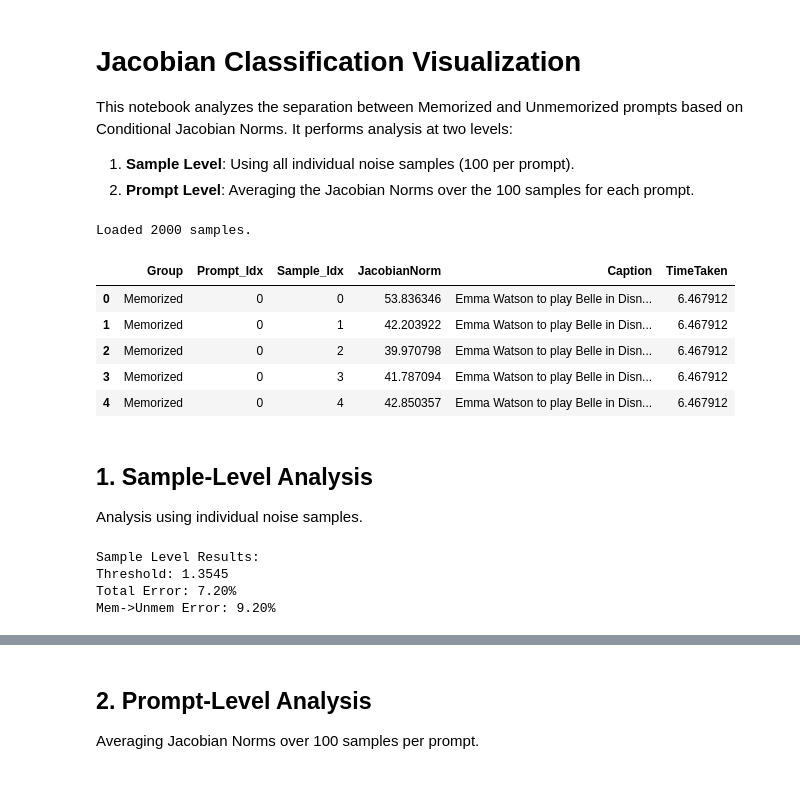
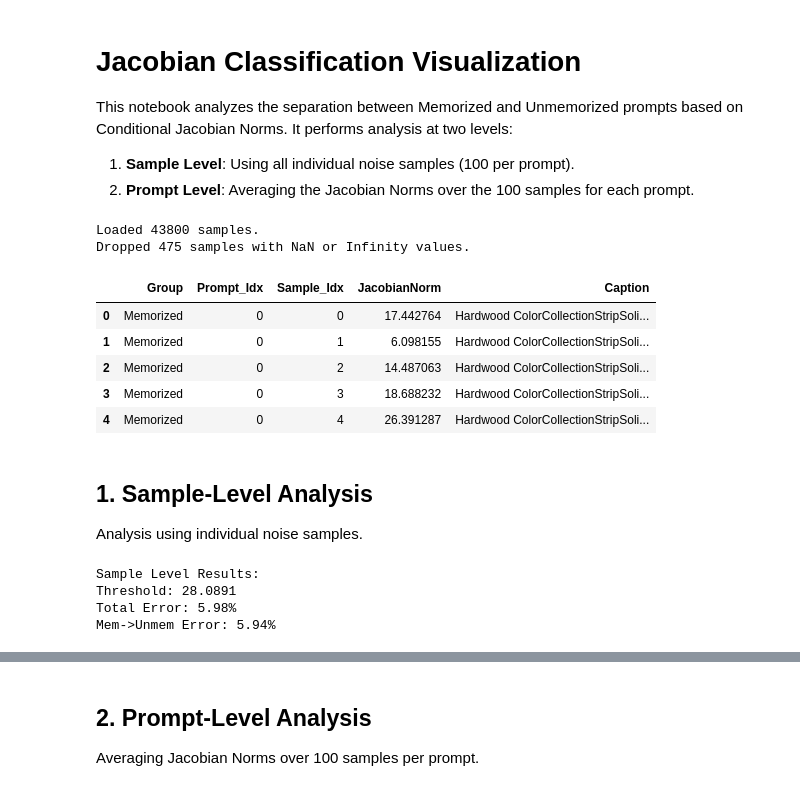
Before and after one commit to SCS-hanyang/condition-space-sharpness, a Jupyter notebook: cond_Jacobian/visualize_jacobian_classification.ipynb, the cells around one changed output, grey strips where cells are left out. Cells and saved outputs as stored; diff of their text form; code cells hidden in the pictures.

```diff
--- a/cond_Jacobian/visualize_jacobian_classification.ipynb
+++ b/cond_Jacobian/visualize_jacobian_classification.ipynb
@@ -17,23 +17,32 @@ sns.set_theme(style="whitegrid")
 plt.rcParams.update({'font.size': 14})
 # %%
 # Load Data
-base_dir = "/home/gpuadmin/cssin/init_noise_diffusion_memorization/results/jacobian_classification_diff_timestep_proj_1_seed_36/t_idx_0"
+base_dir = "/home/gpuadmin/cssin/cond_Jacobian/results/jacobian_classification_sd2_proj_1_m219_u219"
 csv_path = os.path.join(base_dir, "jacobian_norms_results.csv")
 
 if not os.path.exists(csv_path):
     raise FileNotFoundError(f"CSV file not found at {csv_path}")
 
 df_results = pd.read_csv(csv_path)
 print(f"Loaded {len(df_results)} samples.")
+
+# Clean Data: Remove NaN and Infinity
+import numpy as np
+initial_len = len(df_results)
+df_results = df_results.replace([np.inf, -np.inf], np.nan).dropna(subset=["JacobianNorm"])
+cleaned_len = len(df_results)
+if initial_len != cleaned_len:
+    print(f"Dropped {initial_len - cleaned_len} samples with NaN or Infinity values.")
 df_results.head()
 # %% [output]
-Loaded 2000 samples.
+Loaded 43800 samples.
+Dropped 475 samples with NaN or Infinity values.
-|  | Group | Prompt_Idx | Sample_Idx | JacobianNorm | Caption | TimeTaken |
-| 0 | Memorized | 0 | 0 | 53.836346 | Emma Watson to play Belle in Disn... | 6.467912 |
-| 1 | Memorized | 0 | 1 | 42.203922 | Emma Watson to play Belle in Disn... | 6.467912 |
-| 2 | Memorized | 0 | 2 | 39.970798 | Emma Watson to play Belle in Disn... | 6.467912 |
-| 3 | Memorized | 0 | 3 | 41.787094 | Emma Watson to play Belle in Disn... | 6.467912 |
-| 4 | Memorized | 0 | 4 | 42.850357 | Emma Watson to play Belle in Disn... | 6.467912 |
+|  | Group | Prompt_Idx | Sample_Idx | JacobianNorm | Caption |
+| 0 | Memorized | 0 | 0 | 17.442764 | Hardwood ColorCollectionStripSoli... |
+| 1 | Memorized | 0 | 1 | 6.098155 | Hardwood ColorCollectionStripSoli... |
+| 2 | Memorized | 0 | 2 | 14.487063 | Hardwood ColorCollectionStripSoli... |
+| 3 | Memorized | 0 | 3 | 18.688232 | Hardwood ColorCollectionStripSoli... |
+| 4 | Memorized | 0 | 4 | 26.391287 | Hardwood ColorCollectionStripSoli... |
 # %%
 def calculate_optimal_threshold(df, val_col="JacobianNorm", group_col="Group", pos_label="Memorized"):
     """
@@ -101,9 +110,9 @@ print(f"Total Error: {overall_error_sample:.2f}%")
 print(f"Mem->Unmem Error: {mem_unmem_error_sample:.2f}%")
 # %% [output]
 Sample Level Results:
-Threshold: 1.3545
-Total Error: 7.20%
-Mem->Unmem Error: 9.20%
+Threshold: 28.0891
+Total Error: 5.98%
+Mem->Unmem Error: 5.94%
 # %%
 # 1. Plot (Sample Level)
 plt.figure(figsize=(10, 6), dpi=300)
```
Also changed, not shown: parts of 8 cells of this notebook, 29 other files.
